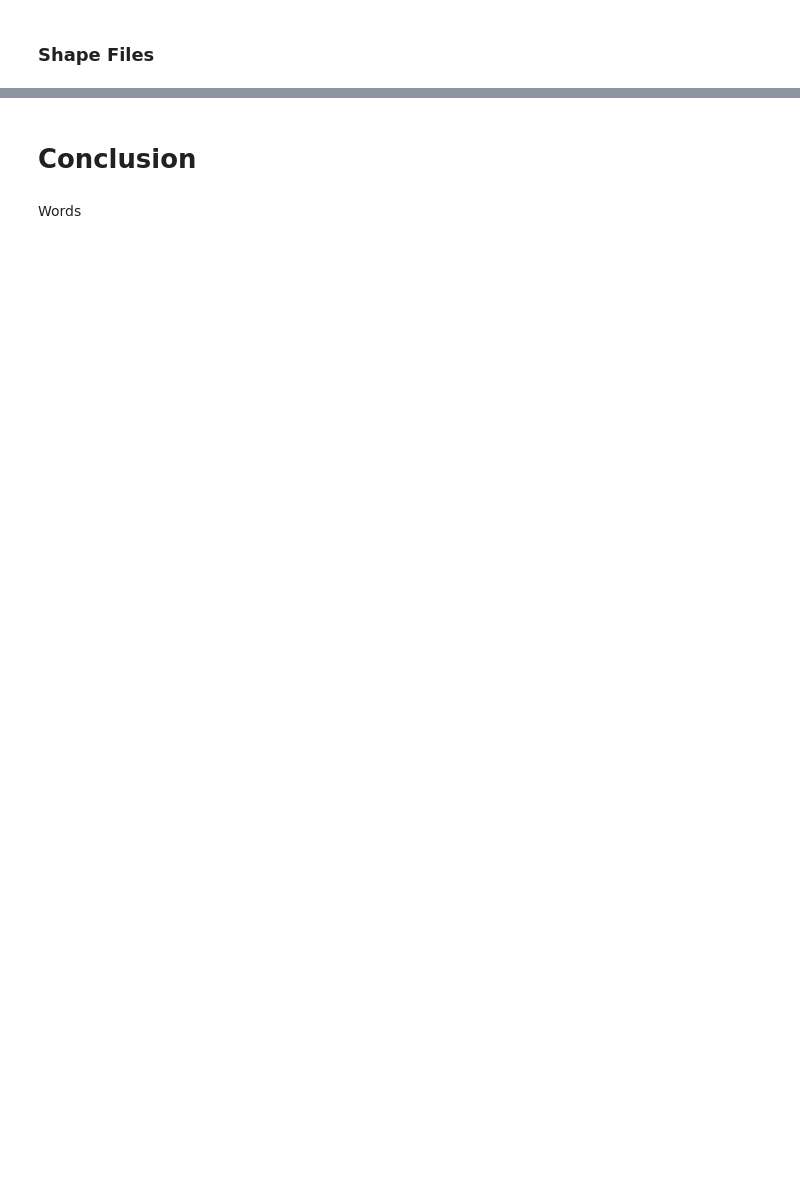
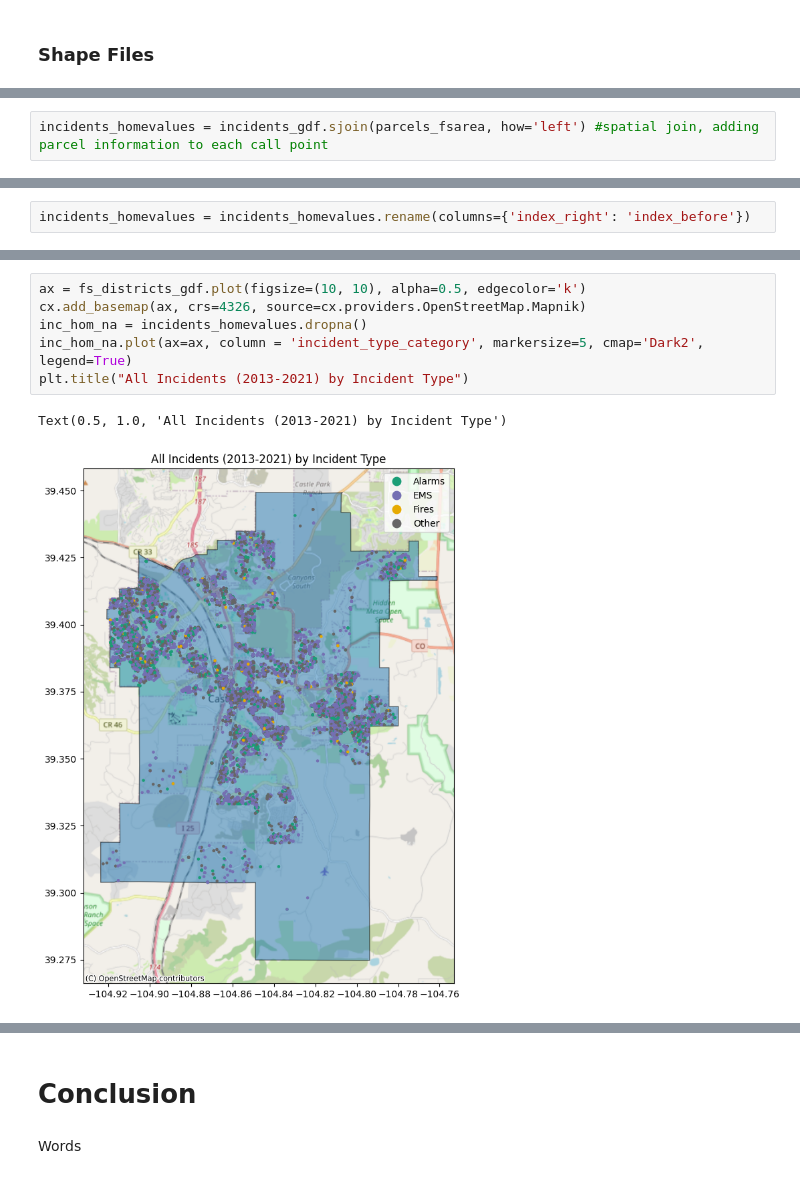
Before and after one commit to jordanlauritzen2/CRFR_Sp24_Project, a Jupyter notebook: CRFR_notebook.ipynb, the cells around one changed output, grey strips where cells are left out. Drawn from its saved outputs; the diff is of its cells as text; blank space fills up the shorter version.

```diff
--- a/CRFR_notebook.ipynb
+++ b/CRFR_notebook.ipynb
@@ -150,0 +335,2 @@ home_type_df = pd.read_csv(filepath + 'HomeType.csv', sep = ',').dropna()
+# %%
+incidents_homevalues = incidents_gdf.sjoin(parcels_fsarea, how='left') #spatial join, adding parcel information to each call point
@@ -150,0 +353,2 @@ home_type_df = pd.read_csv(filepath + 'HomeType.csv', sep = ',').dropna()
+# %%
+incidents_homevalues = incidents_homevalues.rename(columns={'index_right': 'index_before'})
@@ -150,0 +565,9 @@ home_type_df = pd.read_csv(filepath + 'HomeType.csv', sep = ',').dropna()
+# %%
+ax = fs_districts_gdf.plot(figsize=(10, 10), alpha=0.5, edgecolor='k')
+cx.add_basemap(ax, crs=4326, source=cx.providers.OpenStreetMap.Mapnik)
+inc_hom_na = incidents_homevalues.dropna()
+inc_hom_na.plot(ax=ax, column = 'incident_type_category', markersize=5, cmap='Dark2', legend=True)
+plt.title("All Incidents (2013-2021) by Incident Type")
+# %% [output]
+Text(0.5, 1.0, 'All Incidents (2013-2021) by Incident Type')
+[figure, added]
```
Also changed, not shown: parts of 48 cells of this notebook.
